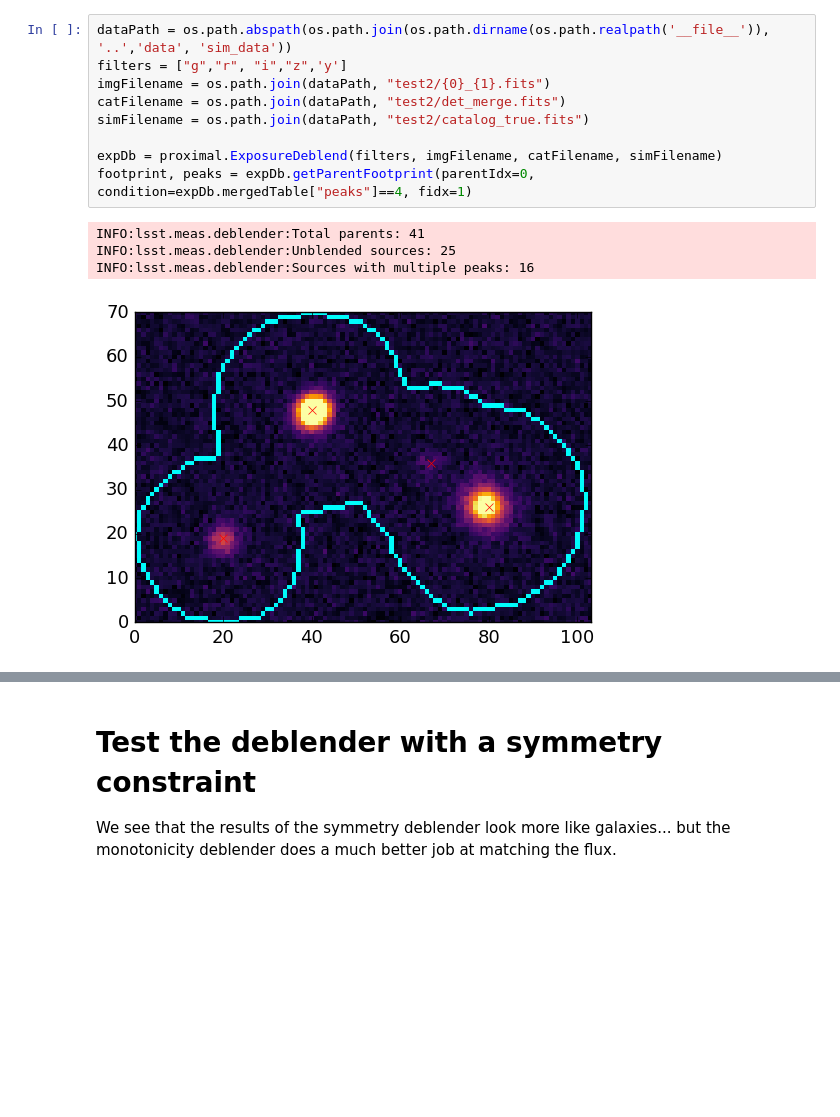
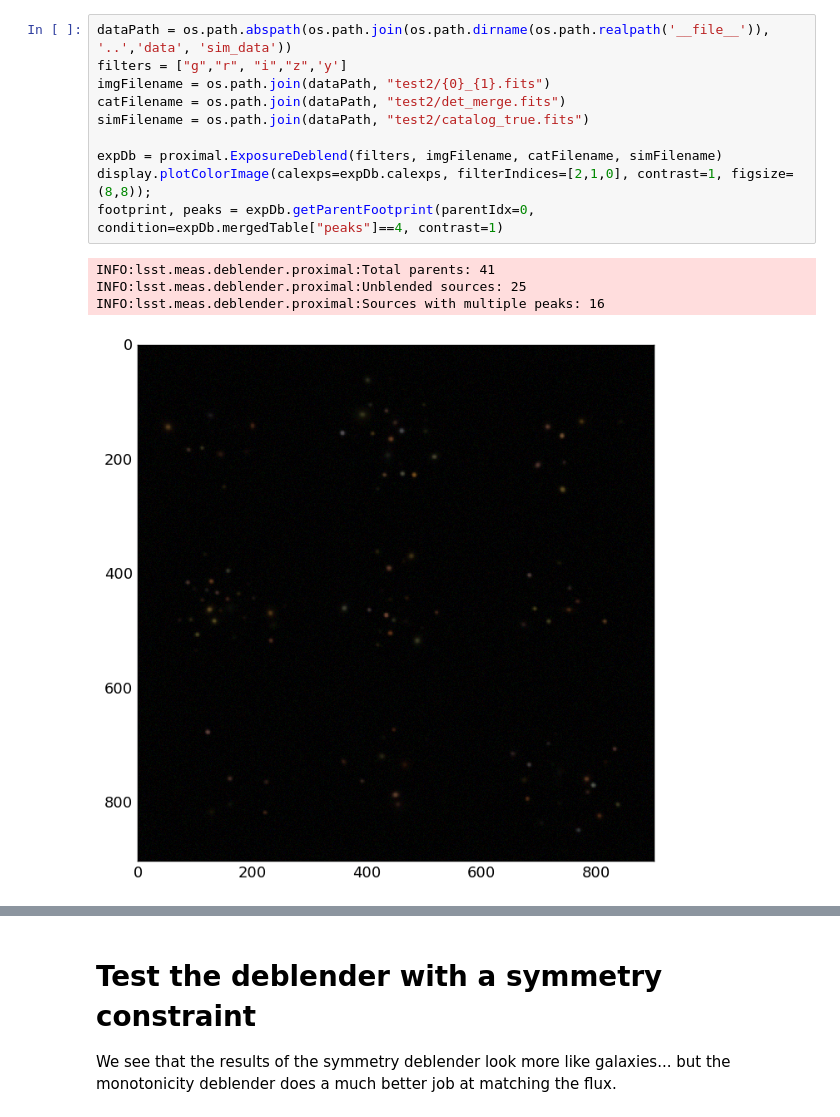
Before and after one commit to lsst/meas_deblender, a Jupyter notebook: examples/testNMFproximal.ipynb, the cells around one changed output, grey strips where cells are left out. Saved outputs shown, nothing was run; the diff lists cells and outputs as text; blank space fills up the shorter version.

```diff
--- a/examples/testNMFproximal.ipynb
+++ b/examples/testNMFproximal.ipynb
@@ -31,14 +31,15 @@ log.setLevel("", log.INFO)
 # %%
 dataPath = os.path.abspath(os.path.join(os.path.dirname(os.path.realpath('__file__')), '..','data', 'sim_data'))
 filters = ["g","r", "i","z",'y']
 imgFilename = os.path.join(dataPath, "test2/{0}_{1}.fits")
 catFilename = os.path.join(dataPath, "test2/det_merge.fits")
 simFilename = os.path.join(dataPath, "test2/catalog_true.fits")
 
 expDb = proximal.ExposureDeblend(filters, imgFilename, catFilename, simFilename)
-footprint, peaks = expDb.getParentFootprint(parentIdx=0, condition=expDb.mergedTable["peaks"]==4, fidx=1)
+display.plotColorImage(calexps=expDb.calexps, filterIndices=[2,1,0], contrast=1, figsize=(8,8));
+footprint, peaks = expDb.getParentFootprint(parentIdx=0, condition=expDb.mergedTable["peaks"]==4, contrast=1)
 # %% [output]
-INFO:lsst.meas.deblender:Total parents: 41
-INFO:lsst.meas.deblender:Unblended sources: 25
-INFO:lsst.meas.deblender:Sources with multiple peaks: 16
+INFO:lsst.meas.deblender.proximal:Total parents: 41
+INFO:lsst.meas.deblender.proximal:Unblended sources: 25
+INFO:lsst.meas.deblender.proximal:Sources with multiple peaks: 16
-[figure, old version]
+[figure, new version]
```
Also changed, not shown: parts of 9 cells of this notebook, 2 other files.
